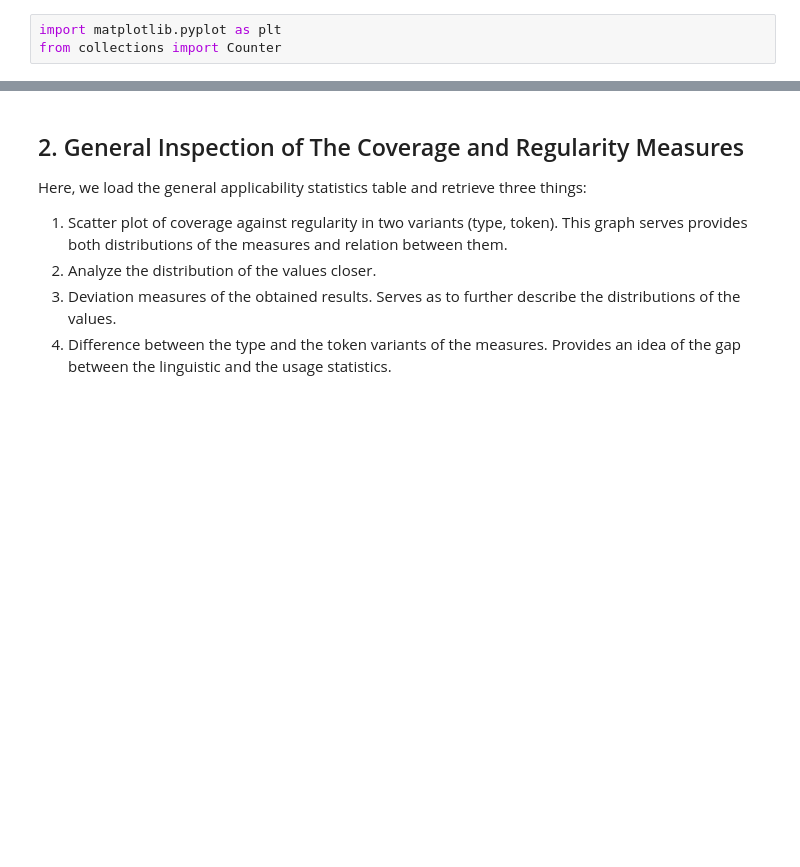
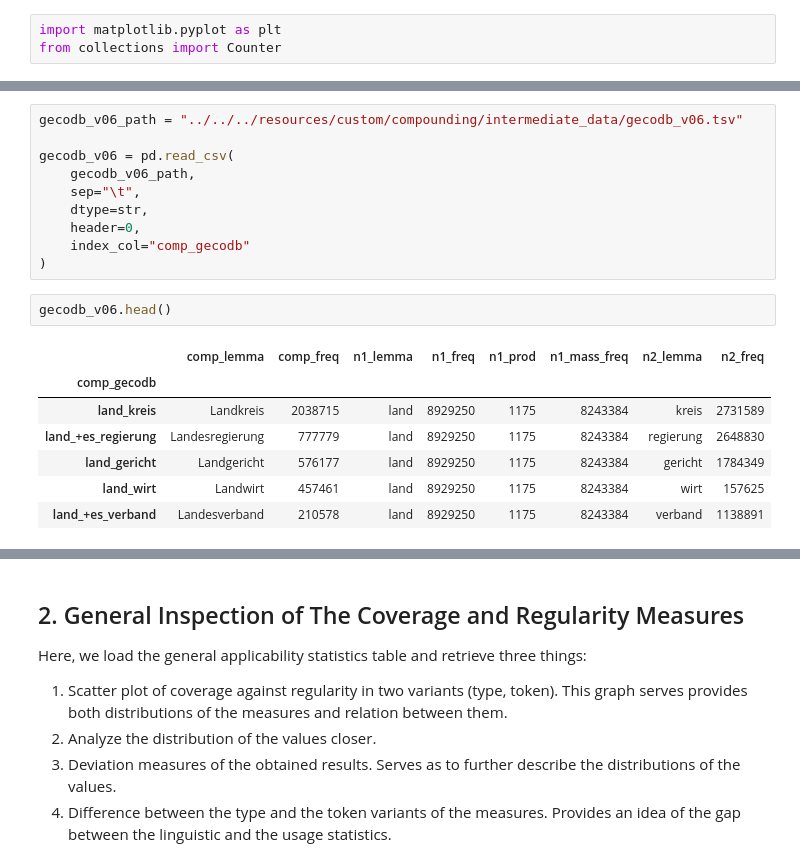
Before and after one commit to maxschmaltz/DieKonstraints, a Jupyter notebook: compounding/constraints/check_applicability/inspect.ipynb, the cells around one changed output, grey strips where cells are left out. Saved outputs shown, nothing was run; the diff lists cells and outputs as text; blank space fills up the shorter version.

```diff
--- a/compounding/constraints/check_applicability/inspect.ipynb
+++ b/compounding/constraints/check_applicability/inspect.ipynb
@@ -107,0 +110,20 @@ plt.show()
+# %%
+gecodb_v06_path = "../../../resources/custom/compounding/intermediate_data/gecodb_v06.tsv"
+
+gecodb_v06 = pd.read_csv(
+    gecodb_v06_path,
+    sep="\t",
+    dtype=str,
+    header=0,
+    index_col="comp_gecodb"
+)
+# %%
+gecodb_v06.head()
+# %% [output]
+|  | comp_lemma | comp_freq | n1_lemma | n1_freq | n1_prod | n1_mass_freq | n2_lemma | n2_freq |
+| comp_gecodb |  |  |  |  |  |  |  |  |
+| land_kreis | Landkreis | 2038715 | land | 8929250 | 1175 | 8243384 | kreis | 2731589 |
+| land_+es_regierung | Landesregierung | 777779 | land | 8929250 | 1175 | 8243384 | regierung | 2648830 |
+| land_gericht | Landgericht | 576177 | land | 8929250 | 1175 | 8243384 | gericht | 1784349 |
+| land_wirt | Landwirt | 457461 | land | 8929250 | 1175 | 8243384 | wirt | 157625 |
+| land_+es_verband | Landesverband | 210578 | land | 8929250 | 1175 | 8243384 | verband | 1138891 |
```
Also changed, not shown: parts of 43 cells of this notebook.
